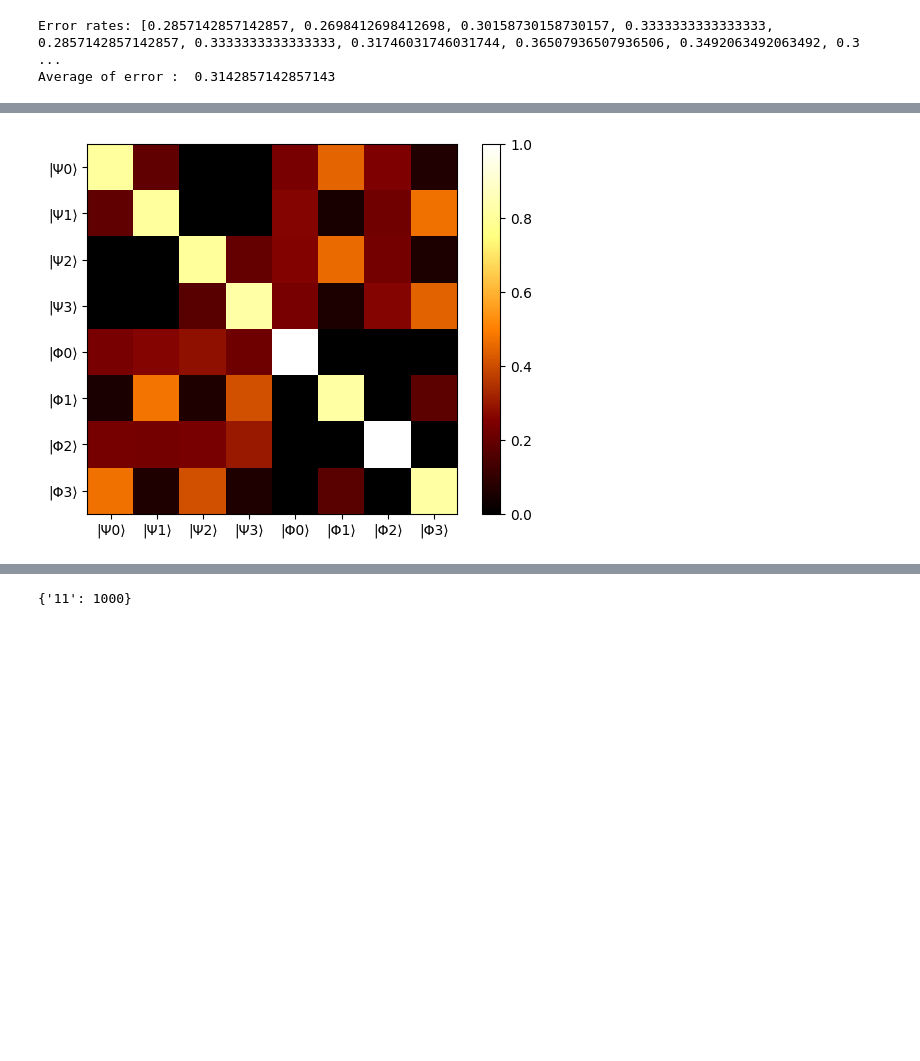
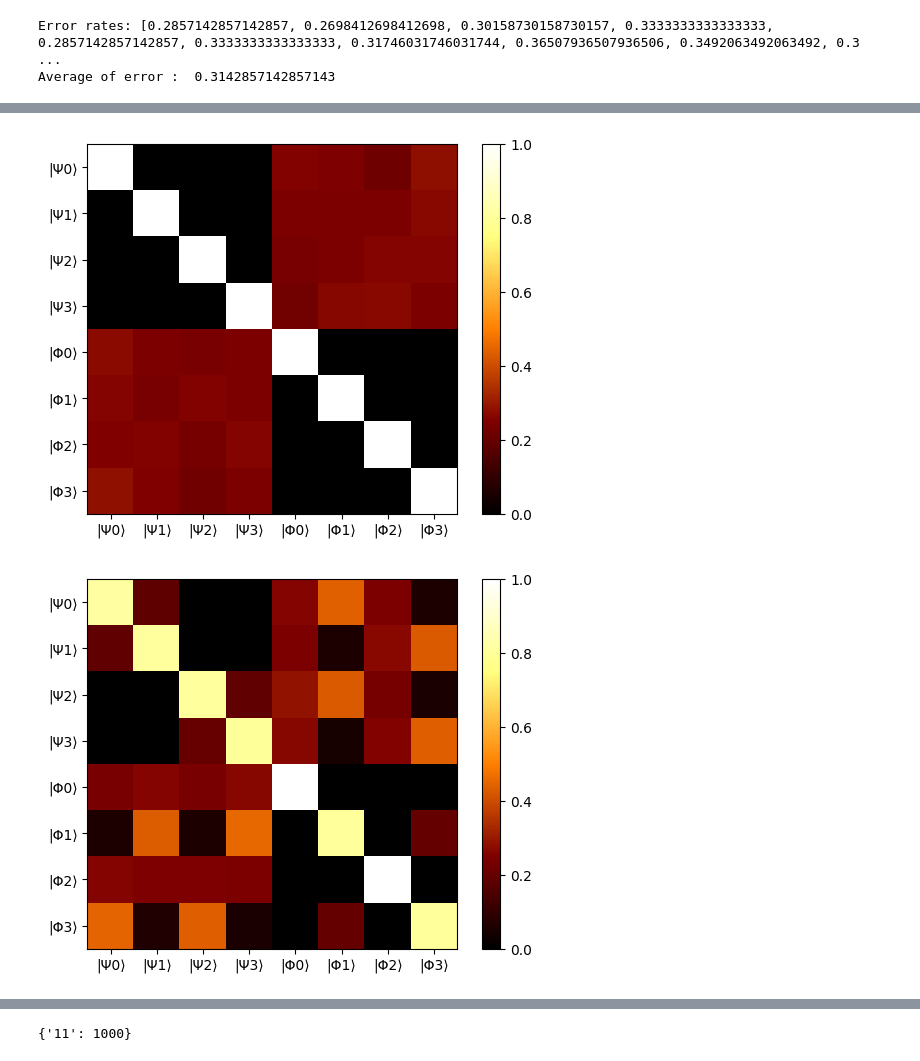
Before and after one commit to AmirMMoghaddam/BachelorProject, a Jupyter notebook: Jupyter NoteBooks/BB84Qudit(v0).ipynb, the cells around one changed output, grey strips where cells are left out. Drawn from its saved outputs; the diff is of its cells as text; code cells hidden in the pictures; blank space fills up the shorter version.

Commit message:
Heatmap and Error Added

```diff
--- a/Jupyter NoteBooks/BB84Qudit(v0).ipynb
+++ b/Jupyter NoteBooks/BB84Qudit(v0).ipynb
@@ -303,4 +459,5 @@ def State_Probabilty_Visualization(CrossT):
       k += 1
   return propmatrix
 # %%
-propmat = State_Probabilty_Visualization(True)
+propmat = State_Probabilty_Visualization(False)
+propmat2 = State_Probabilty_Visualization(True)
@@ -318,12 +484,22 @@ print(propmat)
 # %%
 # Plot the heatmap
 plt.imshow(propmat, cmap='afmhot', interpolation='nearest')
 plt.xticks(ticks=[0, 1, 2, 3, 4, 5, 6, 7], labels=["|Ψ0⟩", "|Ψ1⟩", "|Ψ2⟩", "|Ψ3⟩" ,"|Φ0⟩", "|Φ1⟩","|Φ2⟩", "|Φ3⟩"])
 plt.yticks(ticks=[0, 1, 2, 3, 4, 5, 6, 7], labels=["|Ψ0⟩", "|Ψ1⟩", "|Ψ2⟩", "|Ψ3⟩" ,"|Φ0⟩", "|Φ1⟩","|Φ2⟩", "|Φ3⟩"])
 # Add color bar
 plt.colorbar()
 
 # Show the plot
 plt.show()
+# Plot the heatmap
+plt.imshow(propmat2, cmap='afmhot', interpolation='nearest')
+plt.xticks(ticks=[0, 1, 2, 3, 4, 5, 6, 7], labels=["|Ψ0⟩", "|Ψ1⟩", "|Ψ2⟩", "|Ψ3⟩" ,"|Φ0⟩", "|Φ1⟩","|Φ2⟩", "|Φ3⟩"])
+plt.yticks(ticks=[0, 1, 2, 3, 4, 5, 6, 7], labels=["|Ψ0⟩", "|Ψ1⟩", "|Ψ2⟩", "|Ψ3⟩" ,"|Φ0⟩", "|Φ1⟩","|Φ2⟩", "|Φ3⟩"])
+# Add color bar
+plt.colorbar()
+
+# Show the plot
+plt.show()
 # %% [output]
-[figure, old version]
+[figure, new version]
+[figure, added]
```
Also changed, not shown: parts of 21 cells of this notebook.
